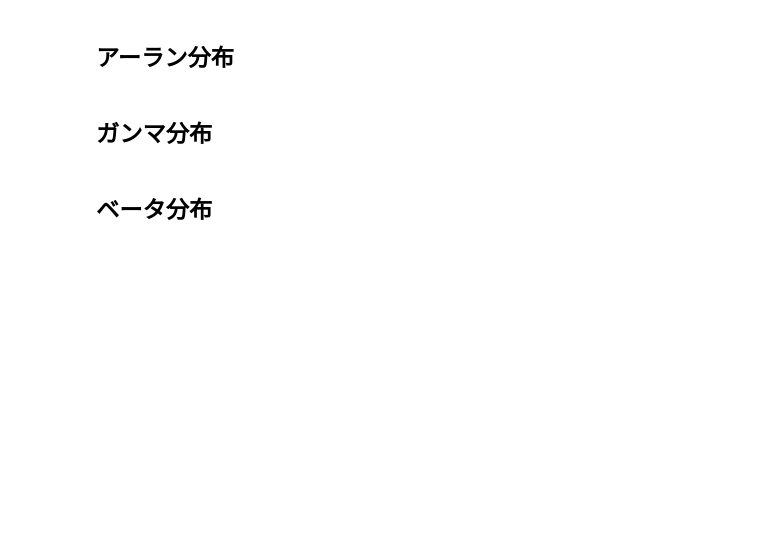
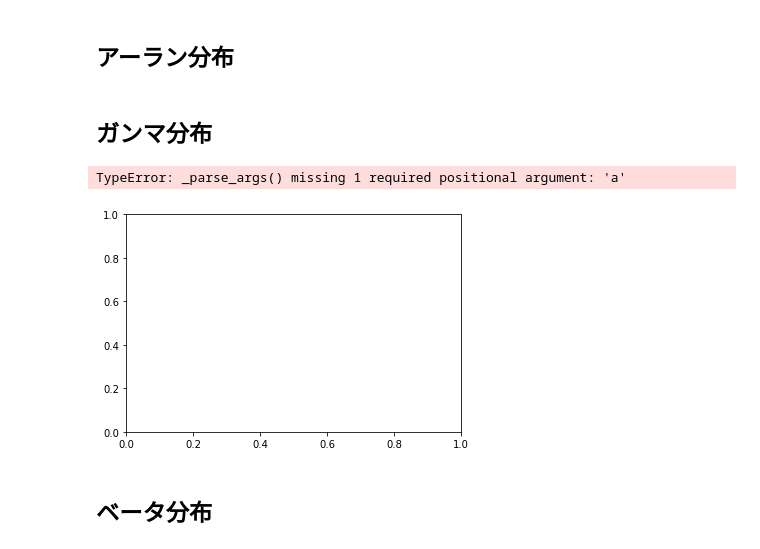
Before and after one commit to Yuki-Kabe/Mathematical-Statistics, a Jupyter notebook: note/確率分布.ipynb, the cells around one changed output. Cells and saved outputs as stored; diff of their text form; code cells hidden in the pictures; blank space fills up the shorter version.

```diff
--- a/note/確率分布.ipynb
+++ b/note/確率分布.ipynb
@@ -423,6 +423,27 @@ plt.show()
 ## アーラン分布
 # %% [markdown]
 ## ガンマ分布
+# %%
+from scipy.stats import gamma
+fig, ax = plt.subplots(1, 1)
+
+# パラメーター
+alpha = 1
+beta =
+
+# 確率密度関数
+x = np.linspace(gamma.ppf(0.01, loc=0.1, scale=1),
+                gamma.ppf(0.99, loc=0.1, scale=1), 100)
+ax.plot(x, gamma.pdf(x, loc=0.1, scale=1),
+       'r-', lw=5, alpha=0.6, label='uniform pdf')
+
+# ヒストグラム
+r = gamma.rvs(size=1000, loc=0.1, scale=1)
+ax.hist(r, density=True, histtype='stepfilled', alpha=0.2)
+plt.show()
+# %% [output]
+TypeError: _parse_args() missing 1 required positional argument: 'a'
+[figure, added]
 # %% [markdown]
 ## ベータ分布
 # %% [markdown]
```
Also changed, not shown: 5 other files.
